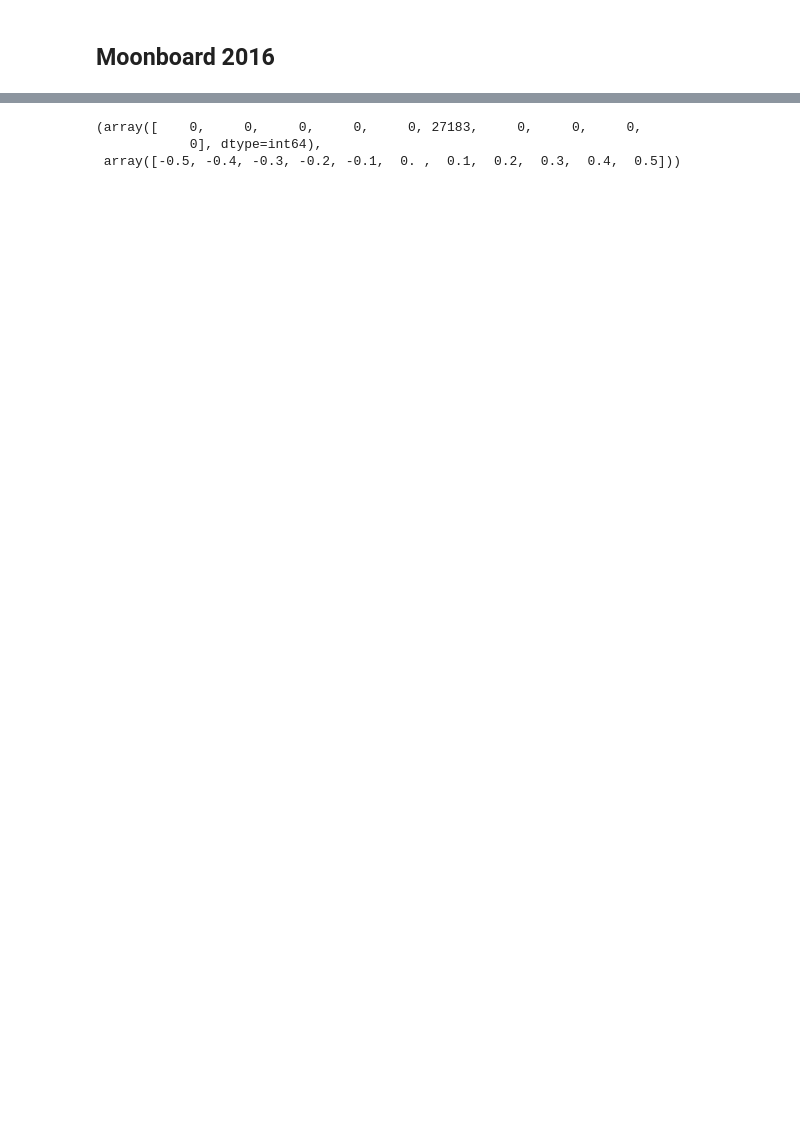
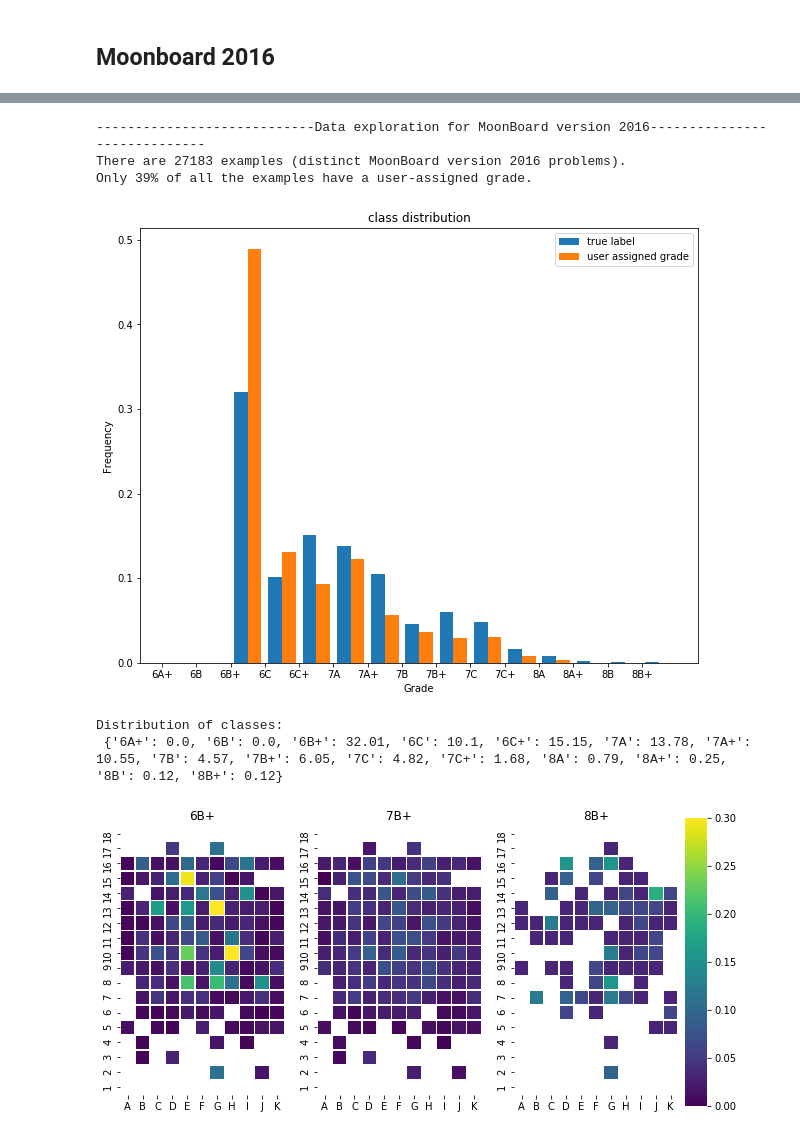
Before and after one commit to ColasGael/DeepClimb, a Jupyter notebook: data/data_exploration.ipynb, the cells around one changed output, grey strips where cells are left out. Cells and saved outputs as stored; diff of their text form; code cells hidden in the pictures; blank space fills up the shorter version.

Commit message:
data exploration

```diff
--- a/data/data_exploration.ipynb
+++ b/data/data_exploration.ipynb
@@ -16,0 +15,3 @@ from preprocess import *
+# %%
+# set default size to display larger figures
+plt.rcParams['figure.figsize'] = (10.0, 8.0)
@@ -30,6 +89,10 @@ array([[0, 0, 0, ..., 0, 0, 0],
-# %%
-np.histogram(y)
-# %% [output]
-(array([    0,     0,     0,     0,     0, 27183,     0,     0,     0,
-            0], dtype=int64),
- array([-0.5, -0.4, -0.3, -0.2, -0.1,  0. ,  0.1,  0.2,  0.3,  0.4,  0.5]))
+# %%
+data_exploration(2016)
+# %% [output]
+----------------------------Data exploration for MoonBoard version 2016-----------------------------
+There are 27183 examples (distinct MoonBoard version 2016 problems).
+Only 39% of all the examples have a user-assigned grade.
+[figure, added]
+Distribution of classes:
+ {'6A+': 0.0, '6B': 0.0, '6B+': 32.01, '6C': 10.1, '6C+': 15.15, '7A': 13.78, '7A+': 10.55, '7B': 4.57, '7B+': 6.05, '7C': 4.82, '7C+': 1.68, '8A': 0.79, '8A+': 0.25, '8B': 0.12, '8B+': 0.12}
+[figure, added]
```
Also changed, not shown: parts of 10 cells of this notebook, 5 other files.
